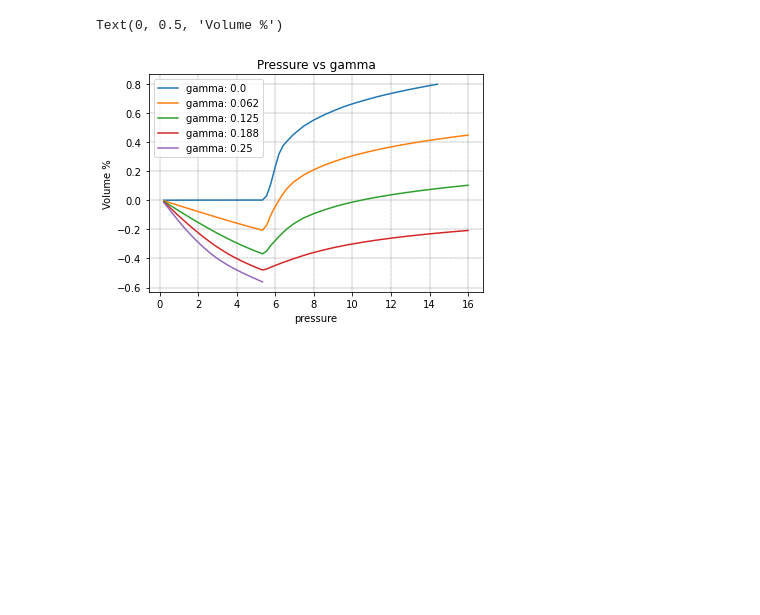
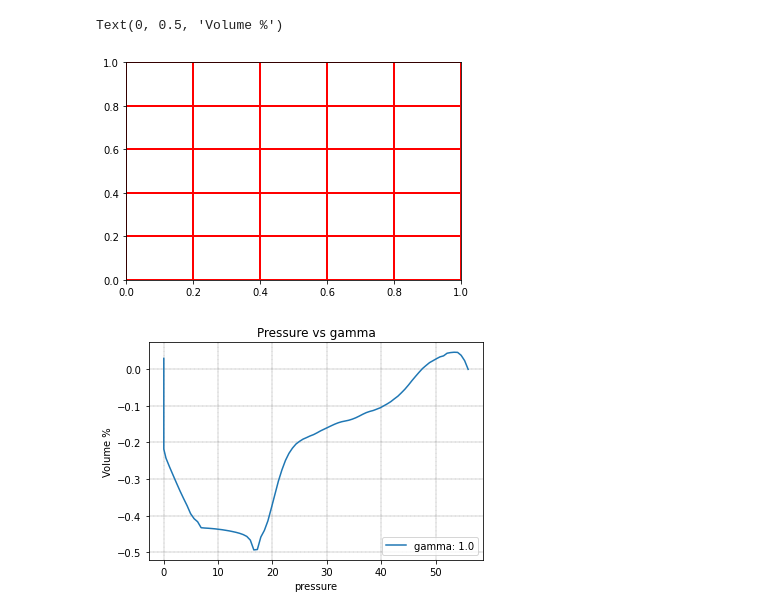
Before and after one commit to Nobregaigor/FEBio-Python-OLDVERSION, a Jupyter notebook: notebooks/PAQ-GammaStudy.ipynb, the cells around one changed output. Cells and saved outputs as stored; diff of their text form; code cells hidden in the pictures; blank space fills up the shorter version.

```diff
--- a/notebooks/PAQ-GammaStudy.ipynb
+++ b/notebooks/PAQ-GammaStudy.ipynb
@@ -13 +37,5 @@ from modules.classes import Data_Manipulator
+# %%
+# Main Inputs
+runs_dir = "D:\\Igor\\Research_USF\\University of South Florida\\Mao, Wenbin - Igor\\Febio-Models\\Active-Models\\PAQ\\Pressure-Volume-1\\forest_reg"
+feb_filename = "myo_hex_coarse_6_epi_60_endo_-60.feb"
 # %%
@@ -63,0 +75,22 @@ log_df = pd.read_csv(log_filepath)
+# %%
+# Set paths and find files
+
+log_filepath = path.join(runs_dir, log_filename)
+run_dirs = find_folders(runs_dir)
+runs = []
+runs_nums = []
+for (dp, dd, dn) in run_dirs:
+    if dn != "pickles":
+        _files = []
+        feb_files = find_files(dp, ("fileFormat", "feb"))
+        txt_files = find_files(dp, ("fileFormat", "txt"))
+        _files.extend(feb_files)
+        _files.extend(txt_files)
+        runs.append(_files)
+        if not SINGLE_FILE:
+            runs_nums.append(int(dn.split("-")[-1]))
+        else:
+            runs_nums.append(1)
+
+if not SINGLE_FILE:
+    log_df = pd.read_csv(log_filepath)
@@ -110,7 +152,10 @@ if READ_PLOT_FILES:
             # print(feb_file)
             # new_dm = Data_Manipulator(feb_file)
             run_num = runs_nums[i]
-            param_val = log_df.loc[log_df["run#"] == run_num]["param"].values[0]
+            if not SINGLE_FILE:
+                param_val = log_df.loc[log_df["run#"] == run_num]["param"].values[0]
+            else:
+                param_val = PARAM_VAL
             if nodes_file != None and elems_file != None:
                 pickle_filename = "data-run-{v}.pickle".format(v = run_num)
                 new_dm.read_plot_file([nodes_file, elems_file], [nodes_keys, elems_keys], ["node", "elem"], "", run_num, param_val, df_dtypes)
@@ -296,4 +321,4 @@ def get_linear_pressure(t):
     if t < 0.1:
         return 0.0
     else:
-        return (16/0.3) * t
+        return (16/0.2) * (t - 0.1)
@@ -325,19 +364,20 @@ vol_df.to_excel(f_filename)
 vol_df_grouped = vol_df.groupby("param_val")
 # %%
 from matplotlib import pyplot as plt
-grid = plt.grid(color='r', linestyle='-', linewidth=2)
+# grid = plt.grid(color='r', linestyle='-', linewidth=2)
 fig, ax = plt.subplots(1,1)
 legends = []
 for (name, group) in vol_df_grouped:
     group.plot(kind='line',x='pressure',y='perc_vol',ax=ax, title="Pressure vs gamma")
     legends.append("gamma: {v}".format(v=np.round(name,3)))
     # group.plot(kind='line',x='pressure',y='perc_vol', ax=ax, secondary_y=True)
     # group.plot(x =['pressure', 'pressure'], y=['volume', 'perc_vol'], title=name, secondary_y=True, grid=grid)
 ax.grid(color='k', linestyle='--', linewidth=0.25)
 ax.legend(legends)
 ax.set_ylabel("Volume %")
 # %% [output]
 Text(0, 0.5, 'Volume %')
-[figure, old version]
+[figure, new version]
+[figure, added]
 # %%
 from matplotlib import pyplot as plt
```
Also changed, not shown: parts of 30 cells of this notebook, 8 other files.
